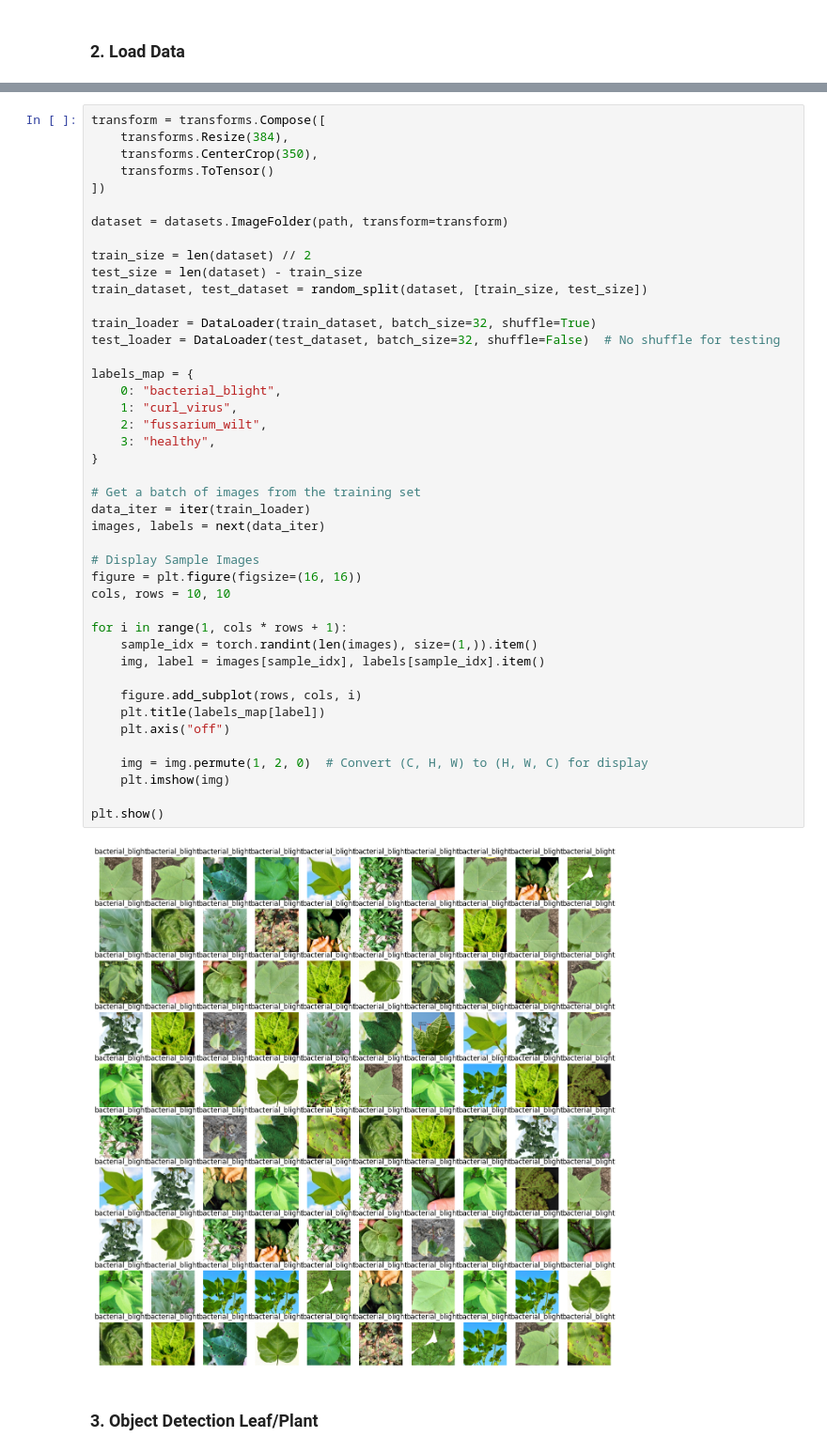
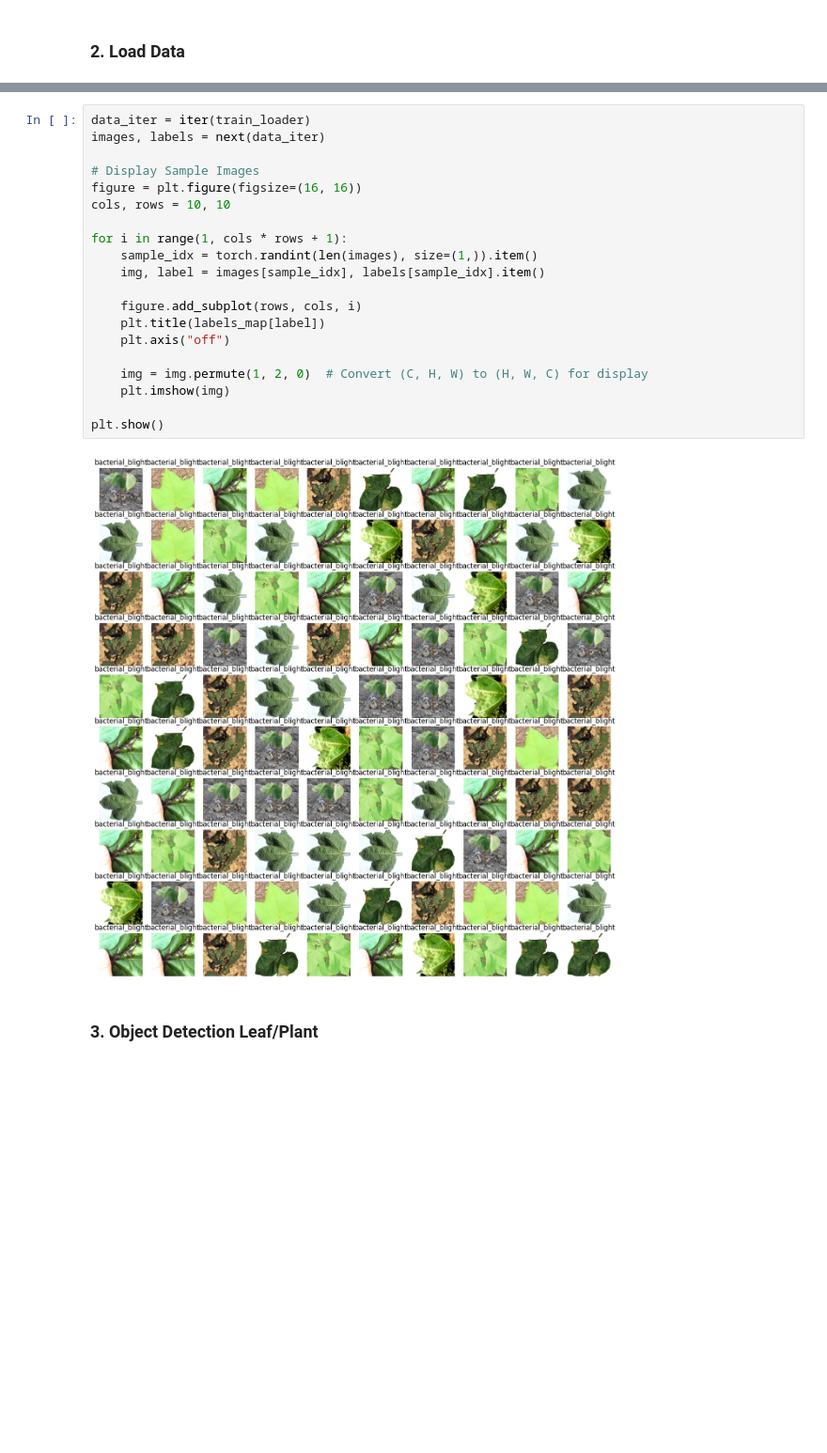
Before and after one commit to LinusTC/MLP-CW3, a Jupyter notebook: main.ipynb, the cells around one changed output, grey strips where cells are left out. Shown at 94% size. Drawn from its saved outputs; the diff is of its cells as text; blank space fills up the shorter version.

```diff
--- a/main.ipynb
+++ b/main.ipynb
@@ -25,48 +53,25 @@ Path to dataset files: C:\Users\tongc\.cache\kagglehub\datasets\seroshkarim\cott
 # %%
-transform = transforms.Compose([
-    transforms.Resize(384),
-    transforms.CenterCrop(350),
-    transforms.ToTensor()
-])
-
-dataset = datasets.ImageFolder(path, transform=transform)
-
-train_size = len(dataset) // 2
-test_size = len(dataset) - train_size
-train_dataset, test_dataset = random_split(dataset, [train_size, test_size])
-
-train_loader = DataLoader(train_dataset, batch_size=32, shuffle=True)
-test_loader = DataLoader(test_dataset, batch_size=32, shuffle=False)  # No shuffle for testing
-
-labels_map = {
-    0: "bacterial_blight",
-    1: "curl_virus",
-    2: "fussarium_wilt",
-    3: "healthy",
-}
-
-# Get a batch of images from the training set
 data_iter = iter(train_loader)
 images, labels = next(data_iter)
 
 # Display Sample Images
 figure = plt.figure(figsize=(16, 16))
 cols, rows = 10, 10
 
 for i in range(1, cols * rows + 1):
     sample_idx = torch.randint(len(images), size=(1,)).item()
     img, label = images[sample_idx], labels[sample_idx].item()
 
     figure.add_subplot(rows, cols, i)
     plt.title(labels_map[label])
     plt.axis("off")
 
     img = img.permute(1, 2, 0)  # Convert (C, H, W) to (H, W, C) for display
     plt.imshow(img)
 
 plt.show()
 # %% [output]
-[figure, old version]
+[figure, new version]
 # %% [markdown]
 ### 3. Object Detection Leaf/Plant
 # %%
```
Also changed, not shown: parts of 7 cells of this notebook.
